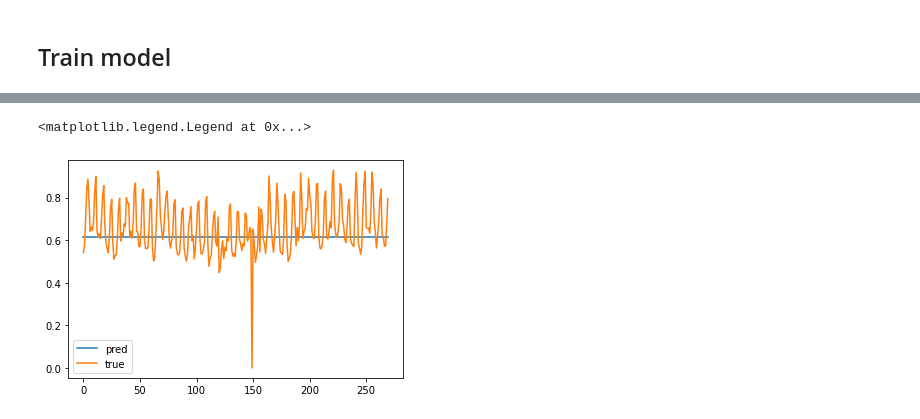
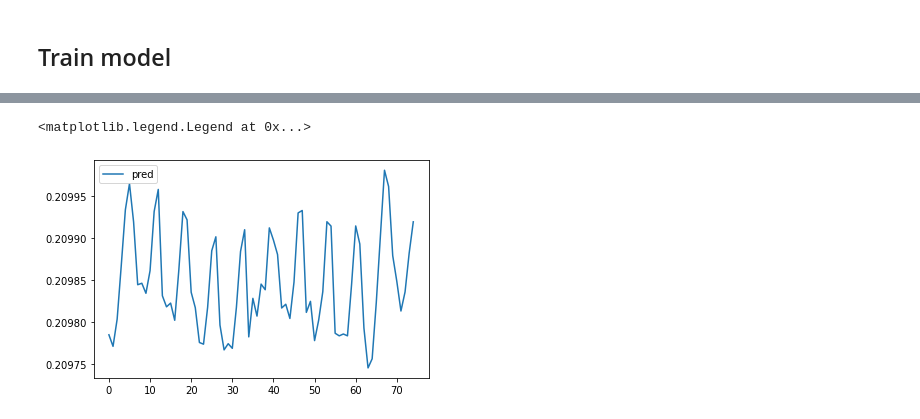
Before and after one commit to Ezmalts/augmentation_timeseries_m5, a Jupyter notebook: Seq2Seq.ipynb, the cells around one changed output, grey strips where cells are left out. Drawn from its saved outputs; the diff is of its cells as text; code cells hidden in the pictures.

```diff
--- a/Seq2Seq.ipynb
+++ b/Seq2Seq.ipynb
@@ -189,0 +206,28 @@ class Seq2Seq(nn.Module):
+# %%
+class DatasetTs(Dataset):
+    def __init__(self, X, y = None):
+        self.X = X
+        self.y = y
+
+    def __len__(self):
+        return self.X.shape[0]
+
+    def __getitem__(self, index):
+        assert index < len(self), 'index {} is out of bounds'.format(index)
+        X = self.X[index]
+
+        X = Variable(torch.tensor(X))
+
+
+        if self.y is not None:
+            return X, Variable(torch.tensor(self.y[index]))
+
+        return X
+# %%
+train = DatasetTs(TrainX, Trainy)
+valid = DatasetTs(ValidX, Validy)
+# %%
+BATCH_SIZE = 128
+
+train_loader = DataLoader(train, batch_size=BATCH_SIZE, shuffle=False)
+valid_loader = DataLoader(valid, batch_size=BATCH_SIZE, shuffle=False)
@@ -190,10 +238,11 @@ class Seq2Seq(nn.Module):
 # %% [markdown]
 ## Train model
 # %%
-n_features = TrainX.shape[2]
-hidden_dim = 90 * n_features
+n_features = TrainX.shape[2] # number of timeseries
+hidden_dim = 640 # hidden dim
+output_length = 28 # number of days to predict
 
-model = Seq2Seq(seq_length, n_features, hidden_dim)
+model = Seq2Seq(seq_length, n_features, hidden_dim, output_length)
 
 model
 # %% [output]
@@ -307,15 +372,15 @@ valy.shape
 # %%
 plt.plot(
-    predy[:, 0, 0],
+    predy[:, 0, 0, 0],
     label='pred'
 )
 
-plt.plot(
-    valy[:, 0, 0],
-    label='true'
-)
+#plt.plot(
+#    valy[:, 0, 0],
+#    label='true'
+#)
 
 plt.legend()
 # %% [output]
 <matplotlib.legend.Legend at 0x...>
-[figure, old version]
+[figure, new version]
```
Also changed, not shown: parts of 22 cells of this notebook, 1 other file.
